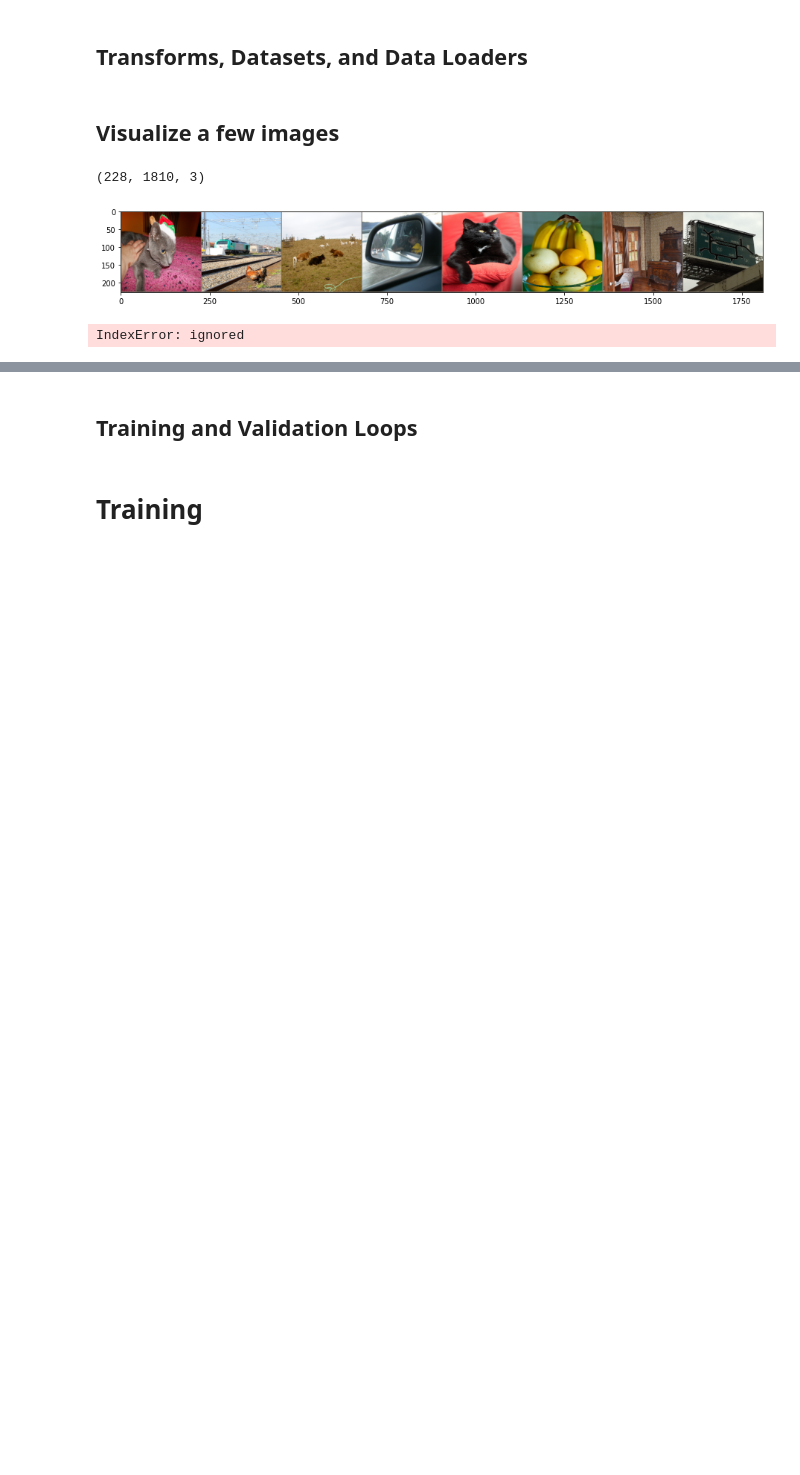
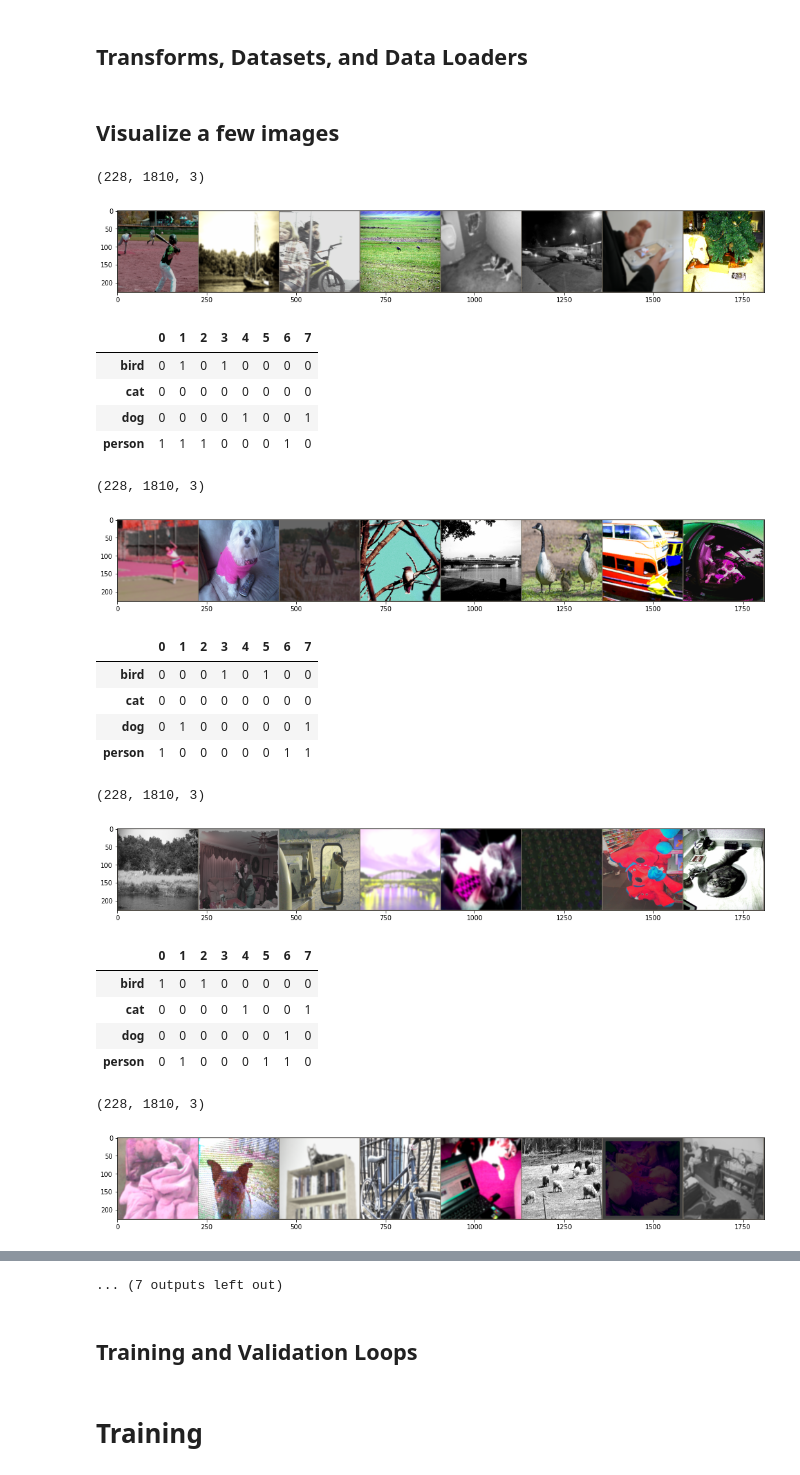
Before and after one commit to GeorgeBatch/cocoapi, a Jupyter notebook: notebooks/4-fine-tuning-resnet18.ipynb, the cells around one changed output, grey strips where cells are left out. Drawn from its saved outputs; the diff is of its cells as text; code cells hidden in the pictures; blank space fills up the shorter version.

Commit message:
make transforms like in SimCLR and do more experiments

```diff
--- a/notebooks/4-fine-tuning-resnet18.ipynb
+++ b/notebooks/4-fine-tuning-resnet18.ipynb
@@ -247,7 +404,7 @@ train1_dataset = CocoNoCropping(
     img_ids = '../my_splits/train1_ids.txt',
     my_annotations_file = '../my_annotations/imgIds_to_labels_train2017.json',
     img_dir = '../my_images/train1/',
-    transform=train_transforms,
+    transform=SimCLR_train_transforms,
     divide_by_255=True
 )
 
@@ -260,40 +417,65 @@ dev1_dataset = CocoNoCropping(
 )
 # %%
 # droplast since the number of images is likely not to be divisible by batch_size
+example_dataloader = DataLoader(train1_dataset, batch_size=8, shuffle=True, drop_last=True) # for visualization
+
 train1_dataloader = DataLoader(train1_dataset, batch_size=32, shuffle=True, drop_last=True)
 dev1_dataloader = DataLoader(dev1_dataset, batch_size=32, shuffle=False, drop_last=True)
 # %% [markdown]
 ## Visualize a few images
 # %%
-fig, ax = plt.subplots(figsize=(18, 2))
 def imshow(inp, title=None):
     """Imshow for Tensor."""
     inp = inp.numpy().transpose((1, 2, 0))
     print(inp.shape)
 
     # ImageNet constants
     mean = np.array([0.485, 0.456, 0.406])
     std = np.array([0.229, 0.224, 0.225])
 
     inp = std * inp + mean
     inp = np.clip(inp, 0, 1)
     plt.imshow(inp)
     if title is not None:
         plt.title(title)
     plt.pause(0.001)  # pause a bit so that plots are updated
 
 
-# Get a batch of training data
-batch = next(iter(train1_dataloader))
-inputs, labels = batch['image'], batch['label']
+LIMIT = 5
+for i, batch in enumerate(example_dataloader):
+    inputs, labels = batch['image'], batch['label']
 
-# Make a grid from batch
-out = torchvision.utils.make_grid(inputs)
+    # Make a grid from batch
+    out = torchvision.utils.make_grid(inputs)
 
-imshow(out)
+    plt.subplots(figsize=(18, 3))
+    imshow(out)
 
-pd.DataFrame({CATEGORIES_OF_INTEREST[i]: labels[i].numpy() for i in range(len(labels))}).T
+    display(pd.DataFrame({CATEGORIES_OF_INTEREST[i]: labels[i].numpy() for i in range(len(labels))}).T)
+
+    if i == LIMIT:
+        break
 # %% [output]
 (228, 1810, 3)
-[figure, old version]
+[figure, new version]
+|  | 0 | 1 | 2 | 3 | 4 | 5 | 6 | 7 |
+| bird | 0 | 1 | 0 | 1 | 0 | 0 | 0 | 0 |
+| cat | 0 | 0 | 0 | 0 | 0 | 0 | 0 | 0 |
+| dog | 0 | 0 | 0 | 0 | 1 | 0 | 0 | 1 |
+| person | 1 | 1 | 1 | 0 | 0 | 0 | 1 | 0 |
-IndexError: ignored
+(228, 1810, 3)
+[figure, added]
+|  | 0 | 1 | 2 | 3 | 4 | 5 | 6 | 7 |
+| bird | 0 | 0 | 0 | 1 | 0 | 1 | 0 | 0 |
+| cat | 0 | 0 | 0 | 0 | 0 | 0 | 0 | 0 |
+| dog | 0 | 1 | 0 | 0 | 0 | 0 | 0 | 1 |
+| person | 1 | 0 | 0 | 0 | 0 | 0 | 1 | 1 |
+(228, 1810, 3)
+[figure, added]
+|  | 0 | 1 | 2 | 3 | 4 | 5 | 6 | 7 |
+| bird | 1 | 0 | 1 | 0 | 0 | 0 | 0 | 0 |
+| cat | 0 | 0 | 0 | 0 | 1 | 0 | 0 | 1 |
+| dog | 0 | 0 | 0 | 0 | 0 | 0 | 1 | 0 |
+| person | 0 | 1 | 0 | 0 | 0 | 1 | 1 | 0 |
+(228, 1810, 3)
+[figure, added]
@@ -300,3 +487,4 @@ IndexError: ignored
+... (7 outputs left out)
 # %% [markdown]
 ## Training and Validation Loops
 # %%
```
Also changed, not shown: parts of 23 cells of this notebook.
